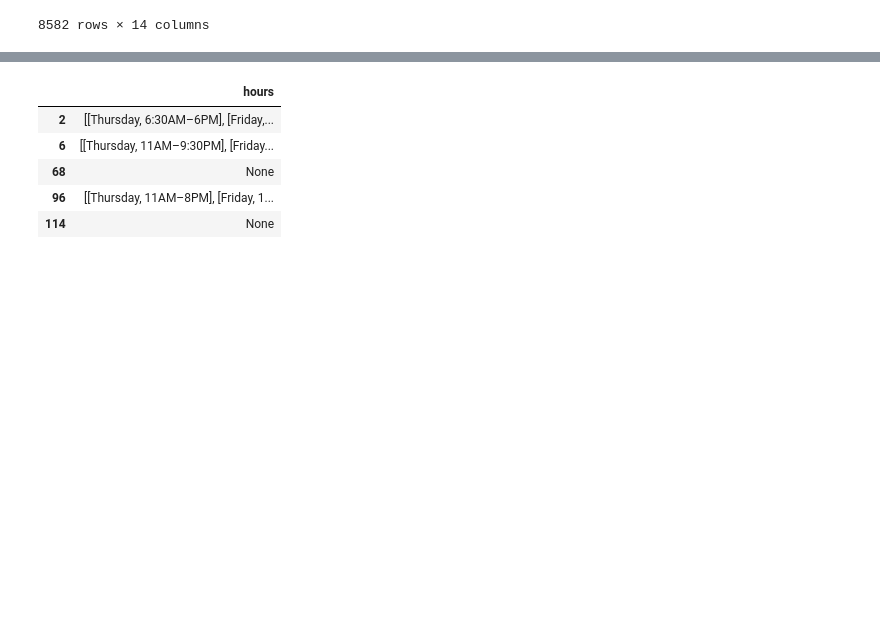
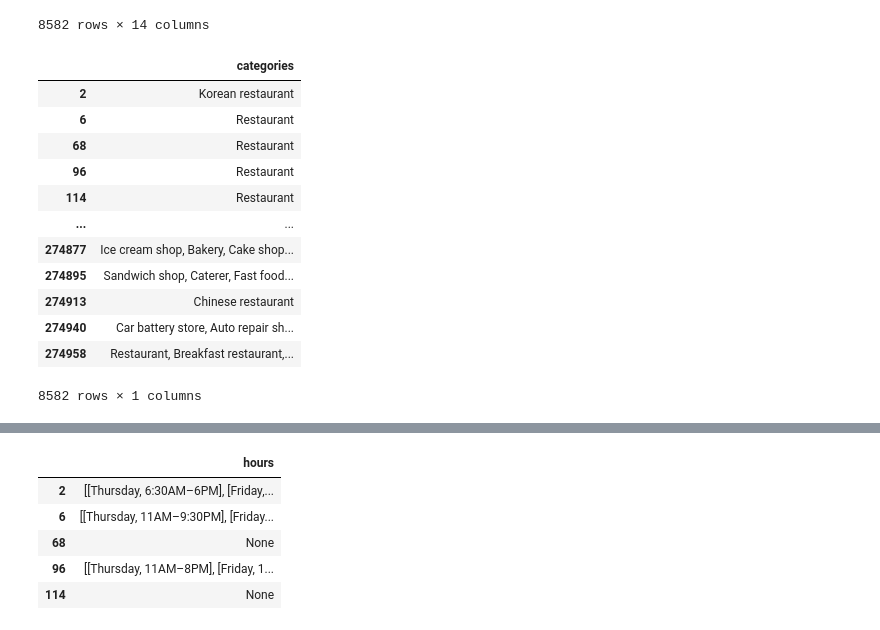
Before and after one commit to Constanzafl/Proyecto_Final, a Jupyter notebook: Sprint 2/ETL/ETL_GY_N.ipynb, the cells around one changed output, grey strips where cells are left out. Cells and saved outputs as stored; diff of their text form; code cells hidden in the pictures; blank space fills up the shorter version.

```diff
--- a/Sprint 2/ETL/ETL_GY_N.ipynb
+++ b/Sprint 2/ETL/ETL_GY_N.ipynb
@@ -304,3 +326,3 @@ Sites_G = Sites_G[mask]
 # %%
 # Dropping unnecesary columns: description, price, relative_results, url
-Sites_G.drop(columns=["description","price","relative_results","url"],axis=1,inplace=True)
+Dim_Sites.drop(columns=["description","price","relative_results","url","state"],axis=1,inplace=True)
@@ -311,4 +338,4 @@ Sites_G.shape
 # %%
 # Filter rows where 'category' contains the string "rest" (case-insensitive) in any index
-Sites_G = Sites_G[Sites_G['category'].apply(lambda x: x is not None and any("rest" in category.lower() for category in x))]
+Dim_Sites = Dim_Sites[Dim_Sites['category'].apply(lambda x: x is not None and any("rest" in category.lower() for category in x))]
 # %%
@@ -358,7 +381,7 @@ Sites_G.head()
 # From heere I create a "category_split" Dataframe with the "category" column unnested
 # %%
 # Split the 'category' column and create separate columns for each value in the list
-category_split = Sites_G['category'].apply(lambda x: pd.Series(x[:15]))  # Limit to 15 categories
+category_split = Dim_Sites['category'].apply(lambda x: pd.Series(x[:15]))  # Limit to 15 categories
 
 # Rename the new columns to 'col_1', 'col_2', ...
 category_split.columns = [f'cat{i+1}' for i in range(category_split.shape[1])]
@@ -404 +429,25 @@ category_split
+# %%
+# Create a new column 'merged_categories' by joining non-NaN values of 'cat' columns
+category_split['categories'] = category_split.apply(
+    lambda row: ', '.join([str(val) for val in row if not pd.isna(val)]),
+    axis=1
+)
+
+category_full = category_split.iloc[:,[14]]
+# %%
+category_full
+# %% [output]
+|  | categories |
+| 2 | Korean restaurant |
+| 6 | Restaurant |
+| 68 | Restaurant |
+| 96 | Restaurant |
+| 114 | Restaurant |
+| ... | ... |
+| 274877 | Ice cream shop, Bakery, Cake shop... |
+| 274895 | Sandwich shop, Caterer, Fast food... |
+| 274913 | Chinese restaurant |
+| 274940 | Car battery store, Auto repair sh... |
+| 274958 | Restaurant, Breakfast restaurant,... |
+8582 rows × 1 columns
 # %%
```
Also changed, not shown: parts of 52 cells of this notebook, 1 other file.
